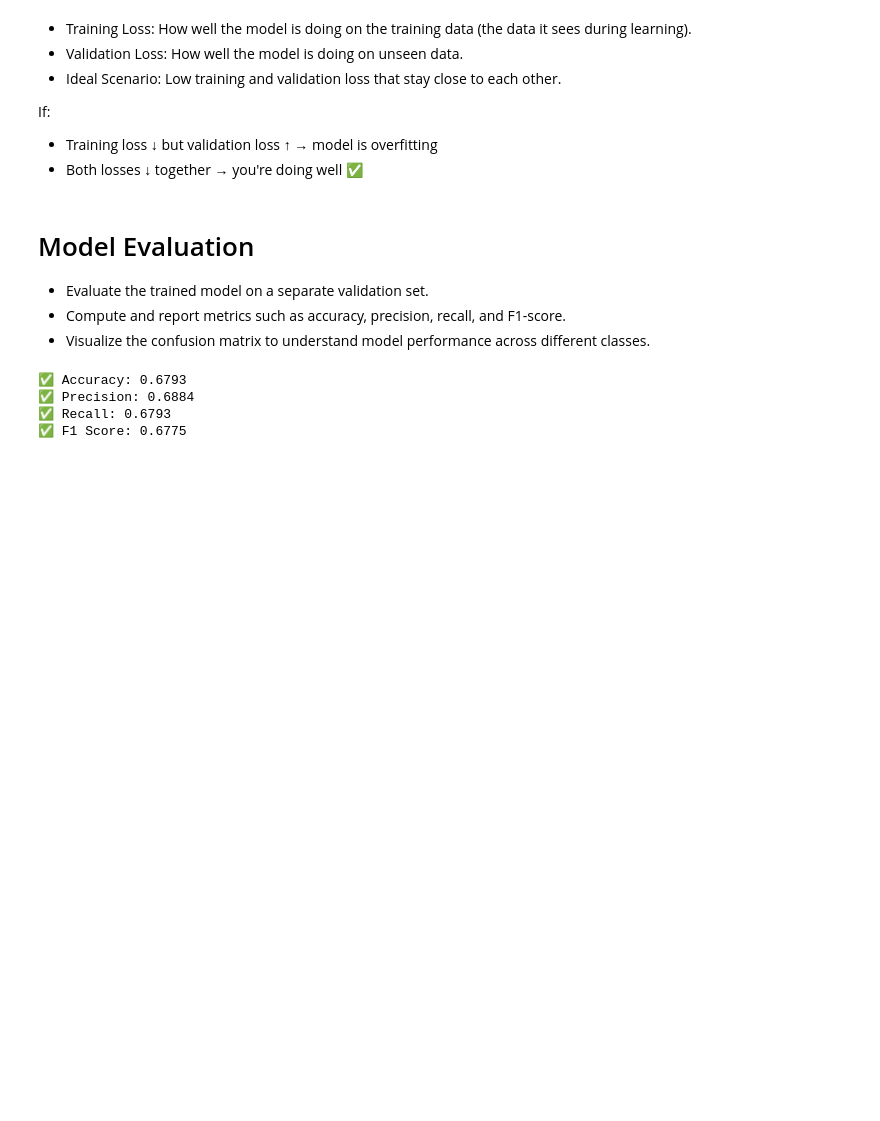
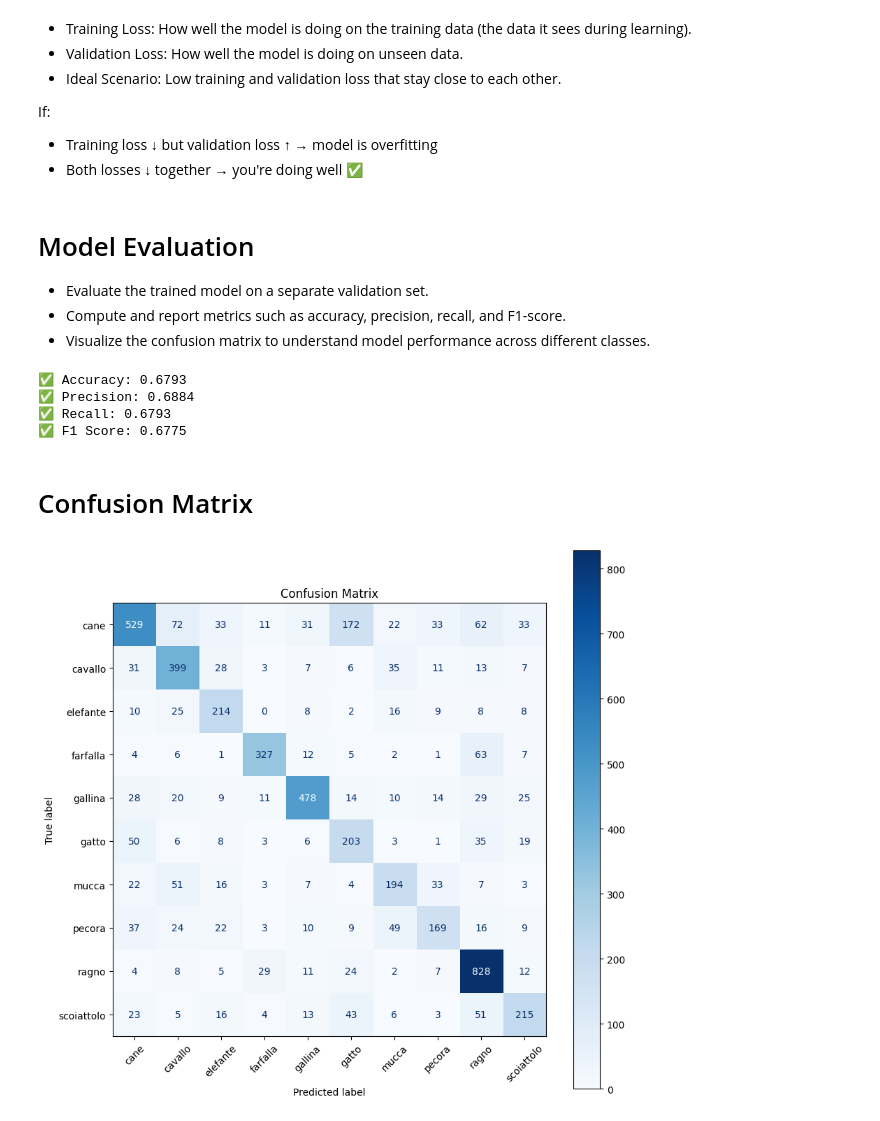
Before and after one commit to luistatera/Group1Project2, a Jupyter notebook: notebooks/Luis/Parts_1to4.ipynb, the cells around one changed output. Drawn from its saved outputs; the diff is of its cells as text; code cells hidden in the pictures; blank space fills up the shorter version.

```diff
--- a/notebooks/Luis/Parts_1to4.ipynb
+++ b/notebooks/Luis/Parts_1to4.ipynb
@@ -353,3 +353,17 @@ print(f"✅ F1 Score: {f1:.4f}")
 ✅ Precision: 0.6884
 ✅ Recall: 0.6793
 ✅ F1 Score: 0.6775
+# %% [markdown]
+# Confusion Matrix
+# %%
+# Confusion Matrix
+cm = confusion_matrix(all_labels, all_preds)
+disp = ConfusionMatrixDisplay(confusion_matrix=cm, display_labels=dataset.classes)
+
+fig, ax = plt.subplots(figsize=(10, 10))
+disp.plot(ax=ax, cmap=plt.cm.Blues, xticks_rotation=45)
+plt.title("Confusion Matrix")
+plt.grid(False)
+plt.show()
+# %% [output]
+[figure, added]
```
